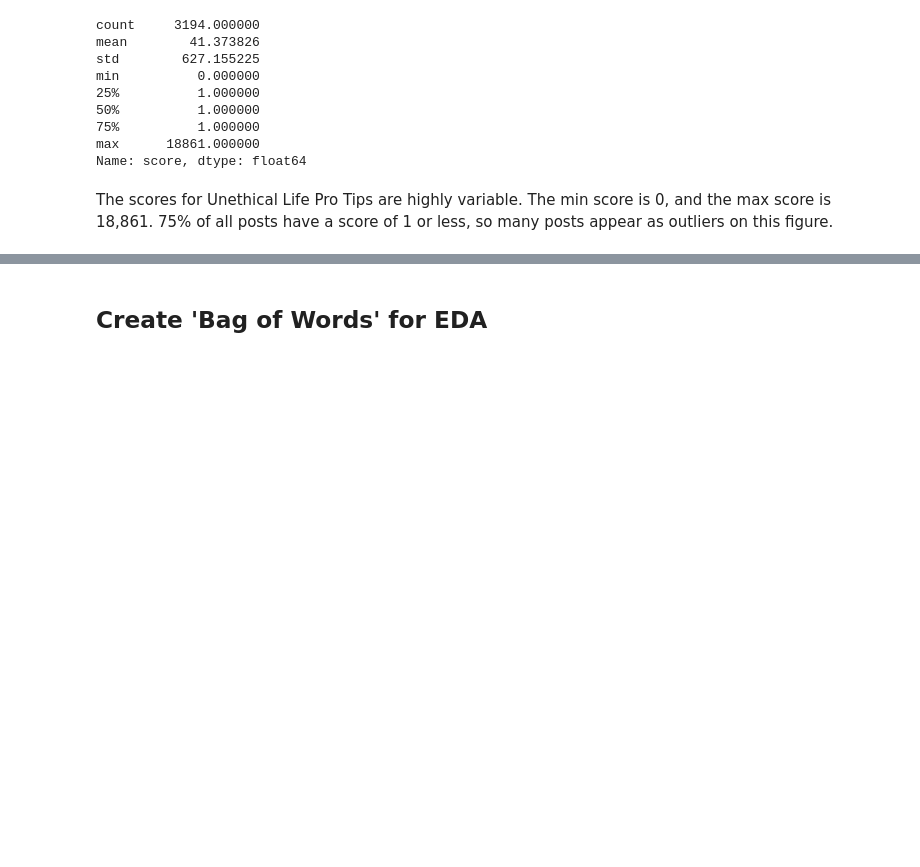
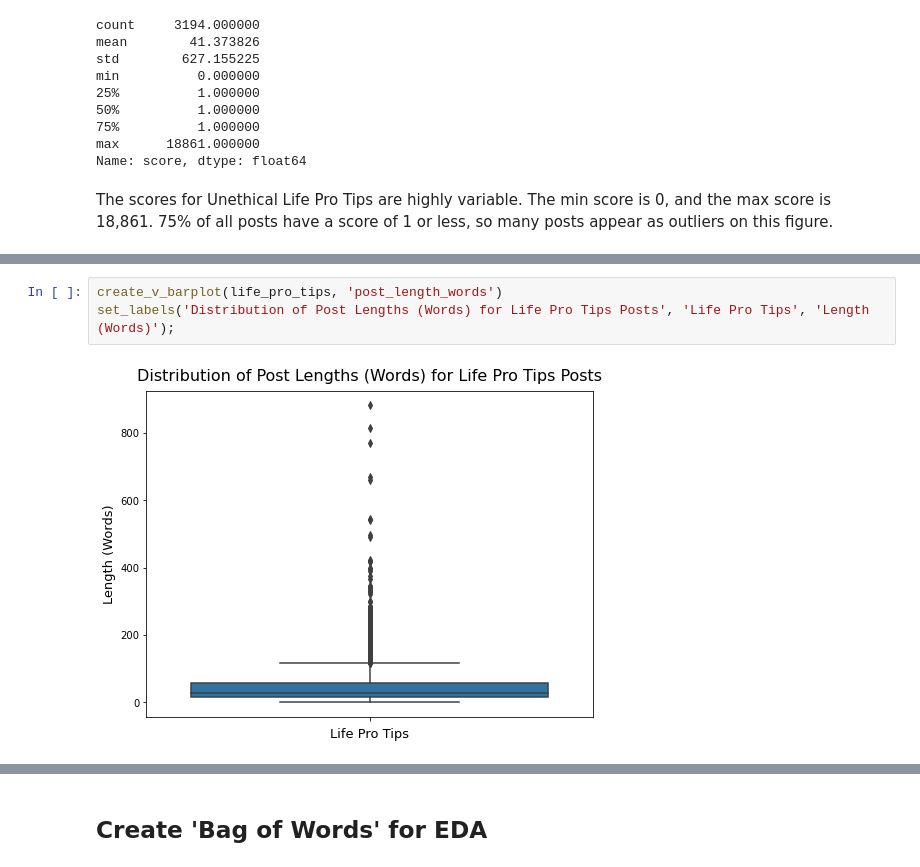
Before and after one commit to jlu90/Subreddit-Classification, a Jupyter notebook: code/04-EDA.ipynb, the cells around one changed output, grey strips where cells are left out. Drawn from its saved outputs; the diff is of its cells as text; blank space fills up the shorter version.

```diff
--- a/code/04-EDA.ipynb
+++ b/code/04-EDA.ipynb
@@ -86,0 +120,5 @@ The scores for Unethical Life Pro Tips are highly variable. The min score is 0,
+# %%
+create_v_barplot(life_pro_tips, 'post_length_words')
+set_labels('Distribution of Post Lengths (Words) for Life Pro Tips Posts', 'Life Pro Tips', 'Length (Words)');
+# %% [output]
+[figure, added]
```
Also changed, not shown: parts of 18 cells of this notebook.
